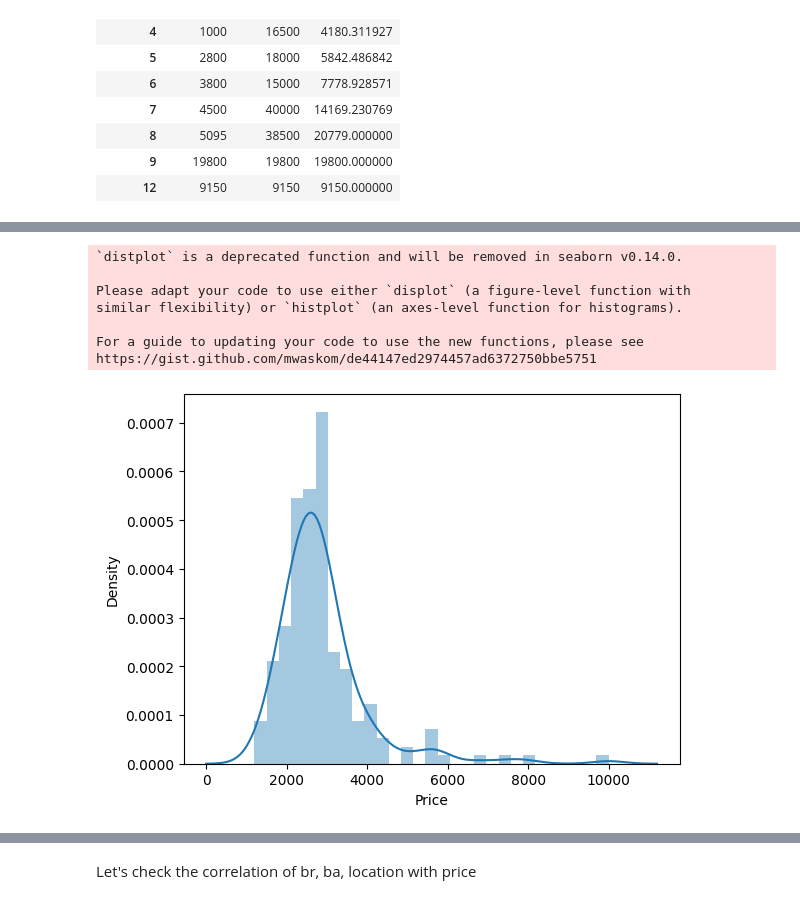
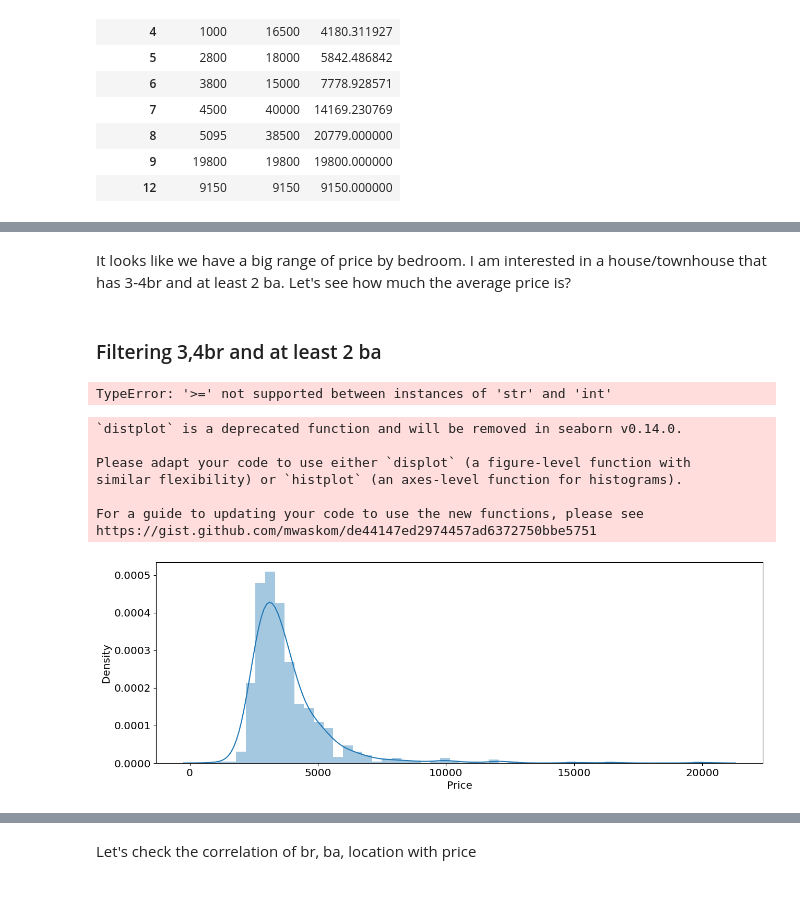
Before and after one commit to jenjen0233/Rentals-Analysis, a Jupyter notebook: homes_scraping.ipynb, the cells around one changed output, grey strips where cells are left out. Saved outputs shown, nothing was run; the diff lists cells and outputs as text; code cells hidden in the pictures.

```diff
--- a/homes_scraping.ipynb
+++ b/homes_scraping.ipynb
@@ -1456,5 +1534,5 @@ We need to convert some columns to numeric types
 # %%
 # convert to numeric
 cols = ['Bedroom', 'Bathroom','Price']
-rentals[cols] = rentals[cols].apply(pd.to_numeric, errors='coerce')
+merged_rentals[cols] = merged_rentals[cols].apply(pd.to_numeric, errors='coerce')
 # %%
@@ -1504,2 +1583,0 @@ rentals[rentals['Bathroom'] == 13]
-# %%
-rentals = rentals[rentals['Bathroom'] != 13]
@@ -1650,19 +1681,29 @@ df_2br.describe()
+# %% [markdown]
+It looks like we have a big range of price by bedroom. I am interested in a house/townhouse that has 3-4br and at least 2 ba. Let's see how much the average price is?
+# %% [markdown]
+### Filtering 3,4br and at least 2 ba
+# %%
+# subset 3-4 Bedrooms and at least 2 ba
+df_34br_atleast2ba = rentals[((rentals.Bedroom == 3)|(rentals.Bedroom == 4))&(rentals.Bathroom >=2)]
+df_34br_atleast2ba.describe()
+# %% [output]
+TypeError: '>=' not supported between instances of 'str' and 'int'
 # %%
 # distribution of 2br price
 
 from matplotlib import figure
 import matplotlib as plt
 import seaborn as sns
 %matplotlib inline
 
 #figure(num=None, figsize=(8, 6), dpi=80, facecolor='w', edgecolor='k')
-sns.distplot(df_2br['Price']);
+sns.distplot(df_34br_atleast2ba['Price']);
 # %% [output]
 `distplot` is a deprecated function and will be removed in seaborn v0.14.0.
 
 Please adapt your code to use either `displot` (a figure-level function with
 similar flexibility) or `histplot` (an axes-level function for histograms).
 
 For a guide to updating your code to use the new functions, please see
 https://gist.github.com/mwaskom/de44147ed2974457ad6372750bbe5751
-[figure, old version]
+[figure, new version]
```
Also changed, not shown: parts of 39 cells of this notebook, 2 other files.
